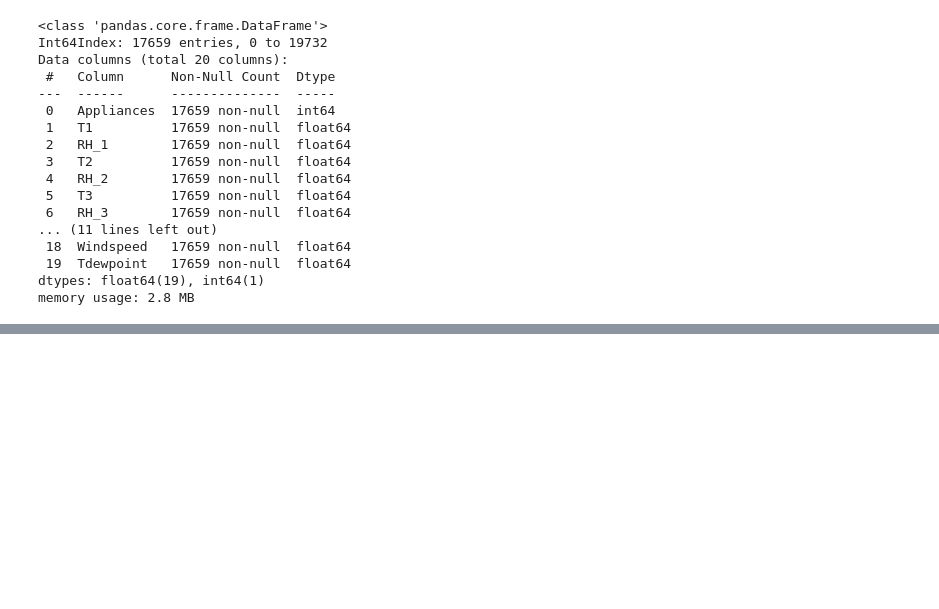
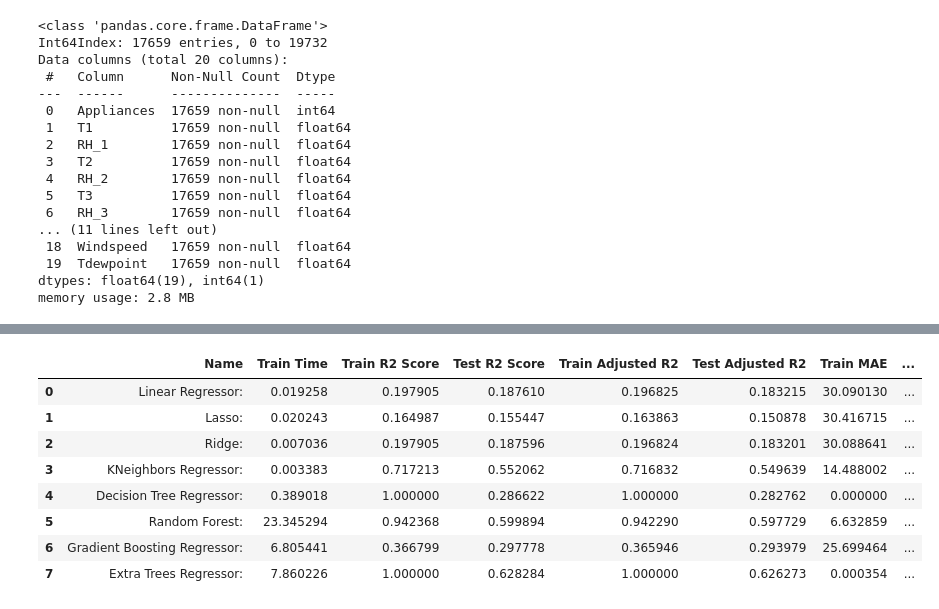
Before and after one commit to Akshadanair/Appliances-Energy-Prediction, a Jupyter notebook: Appliances_Energy_Prediction.ipynb, the cells around one changed output, grey strips where cells are left out. Drawn from its saved outputs; the diff is of its cells as text; code cells hidden in the pictures; blank space fills up the shorter version.

```diff
--- a/Appliances_Energy_Prediction.ipynb
+++ b/Appliances_Energy_Prediction.ipynb
@@ -661,0 +685,3 @@ memory usage: 2.8 MB
+# %%
+#Splitting the dataset into the training and test set
+X_train, X_test, y_train, y_test = train_test_split(X, y, test_size = 0.2, random_state = 0)
@@ -661,0 +754,36 @@ memory usage: 2.8 MB
+# %%
+#Run all the proposed models and update the information in a list model_data
+
+#Creating model_data as an empty list
+model_data = []
+for name, n_model in models:
+    n_model_data = {}
+
+    #Using random_state to produce the same results across different executions
+    n_model.random_state = 0
+
+    #Adding names in n_model_data dictionay
+    n_model_data["Name"] = name
+
+    #Start time of model
+    start = time.time()
+
+    #Fitting the model
+    n_model.fit(X_train, y_train)
+
+    #End time of model
+    end = time.time()
+    n_model_data["Train Time"] = end - start
+
+    #checking for metrics
+    n_model_data["Train R2 Score"] = r2_score(y_train, n_model.predict(X_train))
+    n_model_data["Test R2 Score"] = r2_score(y_test, n_model.predict(X_test))
+    n_model_data["Train Adjusted R2"] = Adjusted_R2(n_model, X_train, y_train)
+    n_model_data["Test Adjusted R2"] = Adjusted_R2(n_model, X_test, y_test)
+    n_model_data["Train MAE"] = mean_absolute_error(y_train, n_model.predict(X_train))
+    n_model_data["Test MAE"] = mean_absolute_error(y_test, n_model.predict(X_test))
+    n_model_data["Train RMSE Score"] = sqrt(mean_squared_error(y_train, n_model.predict(X_train)))
+    n_model_data["Test RMSE Score"] = sqrt(mean_squared_error(y_test, n_model.predict(X_test)))
+
+    #Appending all metrics into model_data list
+    model_data.append(n_model_data)
@@ -661,0 +811,14 @@ memory usage: 2.8 MB
+# %%
+#Creating a dataframe from model_data to compare the performance of different models
+model_data_df = pd.DataFrame(model_data)
+model_data_df
+# %% [output]
+|  | Name | Train Time | Train R2 Score | Test R2 Score | Train Adjusted R2 | Test Adjusted R2 | Train MAE | ... |
+| 0 | Linear Regressor: | 0.019258 | 0.197905 | 0.187610 | 0.196825 | 0.183215 | 30.090130 | ... |
+| 1 | Lasso: | 0.020243 | 0.164987 | 0.155447 | 0.163863 | 0.150878 | 30.416715 | ... |
+| 2 | Ridge: | 0.007036 | 0.197905 | 0.187596 | 0.196824 | 0.183201 | 30.088641 | ... |
+| 3 | KNeighbors Regressor: | 0.003383 | 0.717213 | 0.552062 | 0.716832 | 0.549639 | 14.488002 | ... |
+| 4 | Decision Tree Regressor: | 0.389018 | 1.000000 | 0.286622 | 1.000000 | 0.282762 | 0.000000 | ... |
+| 5 | Random Forest: | 23.345294 | 0.942368 | 0.599894 | 0.942290 | 0.597729 | 6.632859 | ... |
+| 6 | Gradient Boosting Regressor: | 6.805441 | 0.366799 | 0.297778 | 0.365946 | 0.293979 | 25.699464 | ... |
+| 7 | Extra Trees Regressor: | 7.860226 | 1.000000 | 0.628284 | 1.000000 | 0.626273 | 0.000354 | ... |
```
Also changed, not shown: parts of 31 cells of this notebook.
